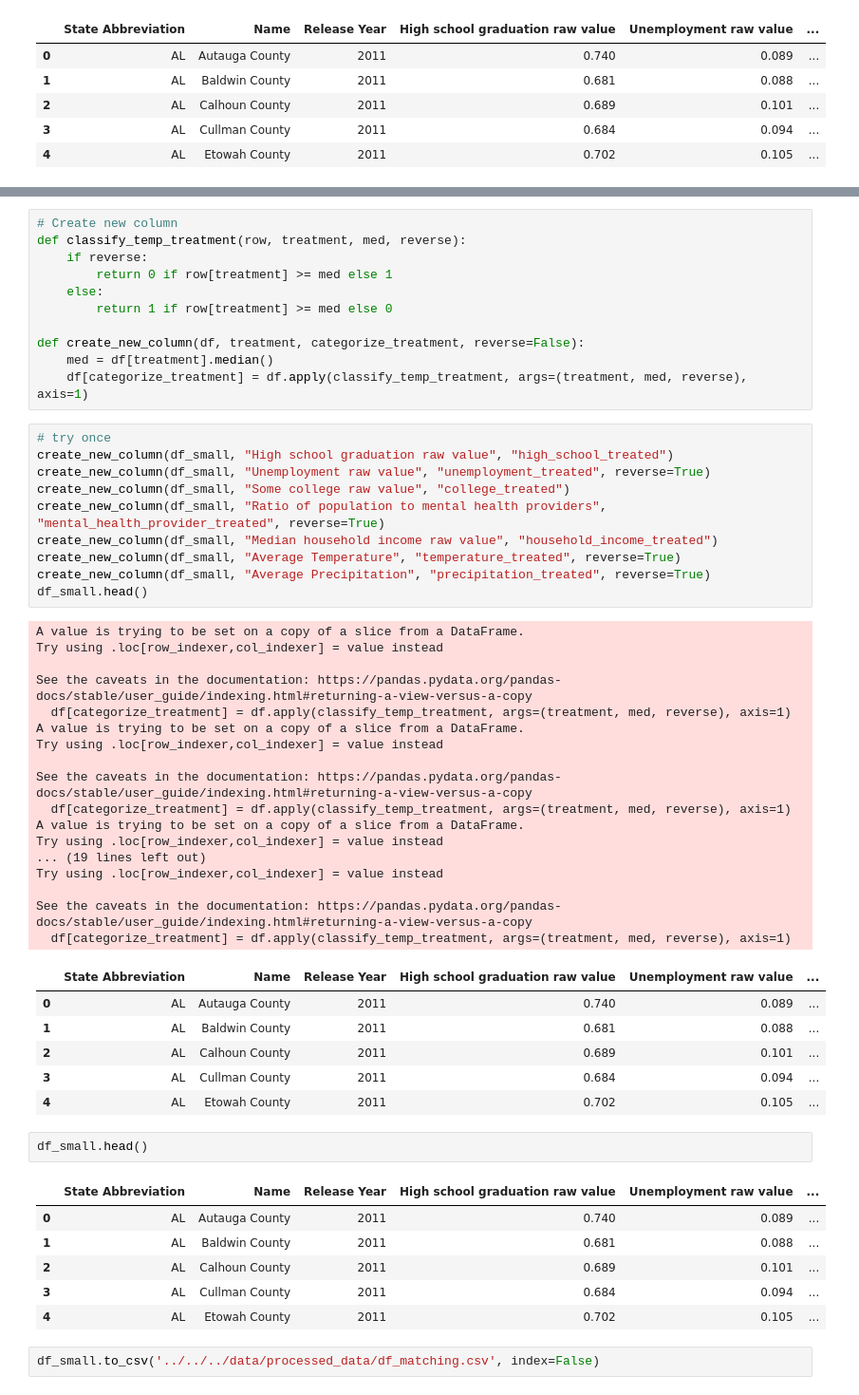
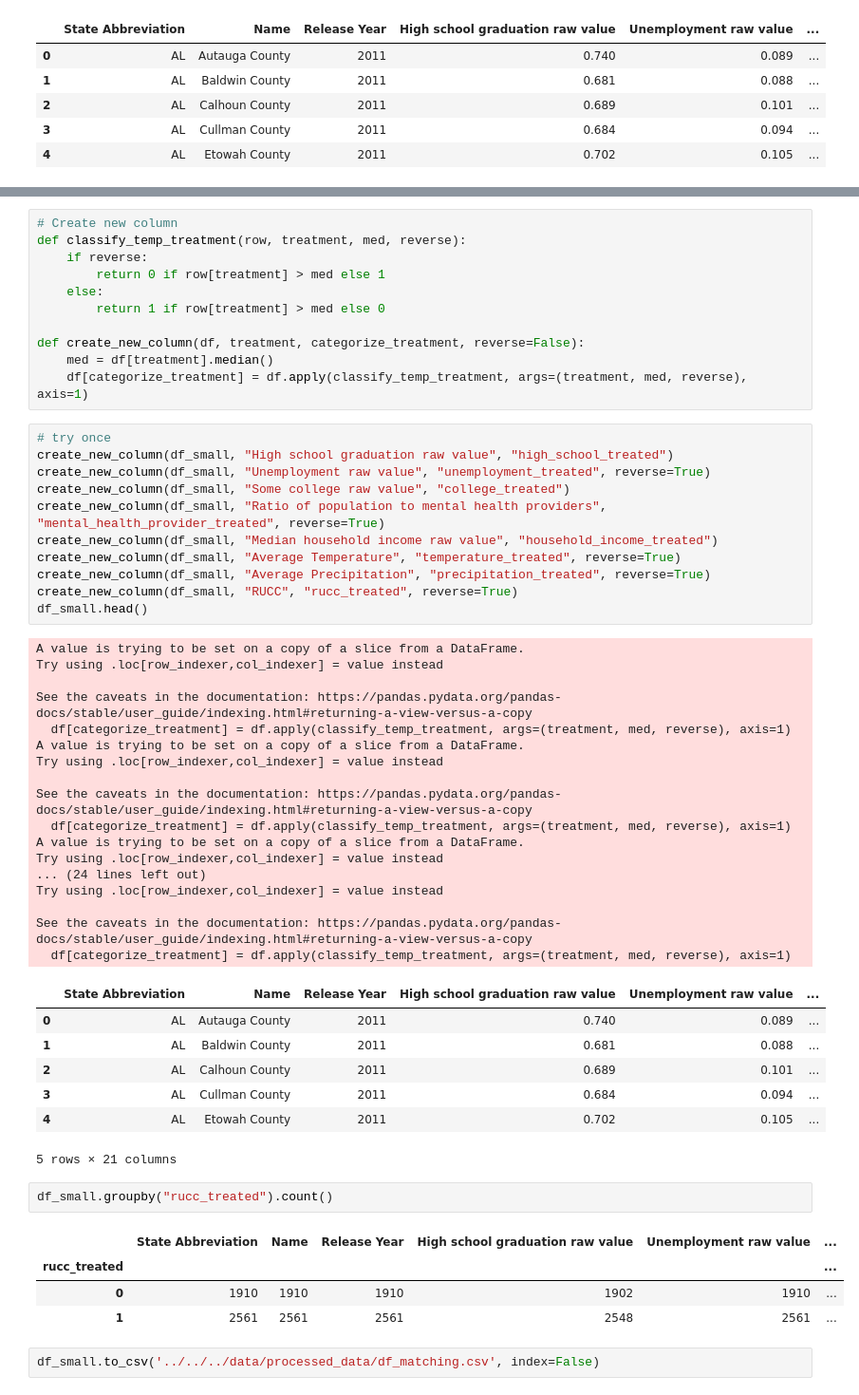
Before and after one commit to abhishekbabu/cse481ds-mental-health, a Jupyter notebook: notebooks/county_level/Matching Analysis/to-binary.ipynb, the cells around one changed output, grey strips where cells are left out. Shown: that part at 95% size. Drawn from its saved outputs; the diff is of its cells as text.

Commit message:
Compute RUCC treated and add matching on climate data

```diff
--- a/notebooks/county_level/Matching Analysis/to-binary.ipynb
+++ b/notebooks/county_level/Matching Analysis/to-binary.ipynb
@@ -59,9 +71,9 @@ df_small.head()
 # Create new column
 def classify_temp_treatment(row, treatment, med, reverse):
     if reverse:
-        return 0 if row[treatment] >= med else 1
+        return 0 if row[treatment] > med else 1
     else:
-        return 1 if row[treatment] >= med else 0
+        return 1 if row[treatment] > med else 0
 
 def create_new_column(df, treatment, categorize_treatment, reverse=False):
     med = df[treatment].median()
@@ -75,6 +87,7 @@ create_new_column(df_small, "Ratio of population to mental health providers", "m
 create_new_column(df_small, "Median household income raw value", "household_income_treated")
 create_new_column(df_small, "Average Temperature", "temperature_treated", reverse=True)
 create_new_column(df_small, "Average Precipitation", "precipitation_treated", reverse=True)
+create_new_column(df_small, "RUCC", "rucc_treated", reverse=True)
 df_small.head()
 # %% [output]
 A value is trying to be set on a copy of a slice from a DataFrame.
@@ -89,7 +102,7 @@ See the caveats in the documentation: https://pandas.pydata.org/pandas-docs/stab
   df[categorize_treatment] = df.apply(classify_temp_treatment, args=(treatment, med, reverse), axis=1)
 A value is trying to be set on a copy of a slice from a DataFrame.
 Try using .loc[row_indexer,col_indexer] = value instead
-... (19 lines left out)
+... (24 lines left out)
 Try using .loc[row_indexer,col_indexer] = value instead
 
 See the caveats in the documentation: https://pandas.pydata.org/pandas-docs/stable/user_guide/indexing.html#returning-a-view-versus-a-copy
@@ -100,14 +113,13 @@ See the caveats in the documentation: https://pandas.pydata.org/pandas-docs/stab
 | 2 | AL | Calhoun County | 2011 | 0.689 | 0.101 | ... |
 | 3 | AL | Cullman County | 2011 | 0.684 | 0.094 | ... |
 | 4 | AL | Etowah County | 2011 | 0.702 | 0.105 | ... |
+5 rows × 21 columns
 # %%
-df_small.head()
+df_small.groupby("rucc_treated").count()
 # %% [output]
 |  | State Abbreviation | Name | Release Year | High school graduation raw value | Unemployment raw value | ... |
-| 0 | AL | Autauga County | 2011 | 0.740 | 0.089 | ... |
-| 1 | AL | Baldwin County | 2011 | 0.681 | 0.088 | ... |
-| 2 | AL | Calhoun County | 2011 | 0.689 | 0.101 | ... |
-| 3 | AL | Cullman County | 2011 | 0.684 | 0.094 | ... |
-| 4 | AL | Etowah County | 2011 | 0.702 | 0.105 | ... |
+| rucc_treated |  |  |  |  |  | ... |
+| 0 | 1910 | 1910 | 1910 | 1902 | 1910 | ... |
+| 1 | 2561 | 2561 | 2561 | 2548 | 2561 | ... |
 # %%
 df_small.to_csv('../../../data/processed_data/df_matching.csv', index=False)
```
Also changed, not shown: parts of 1 cell of this notebook, 5 other files.
